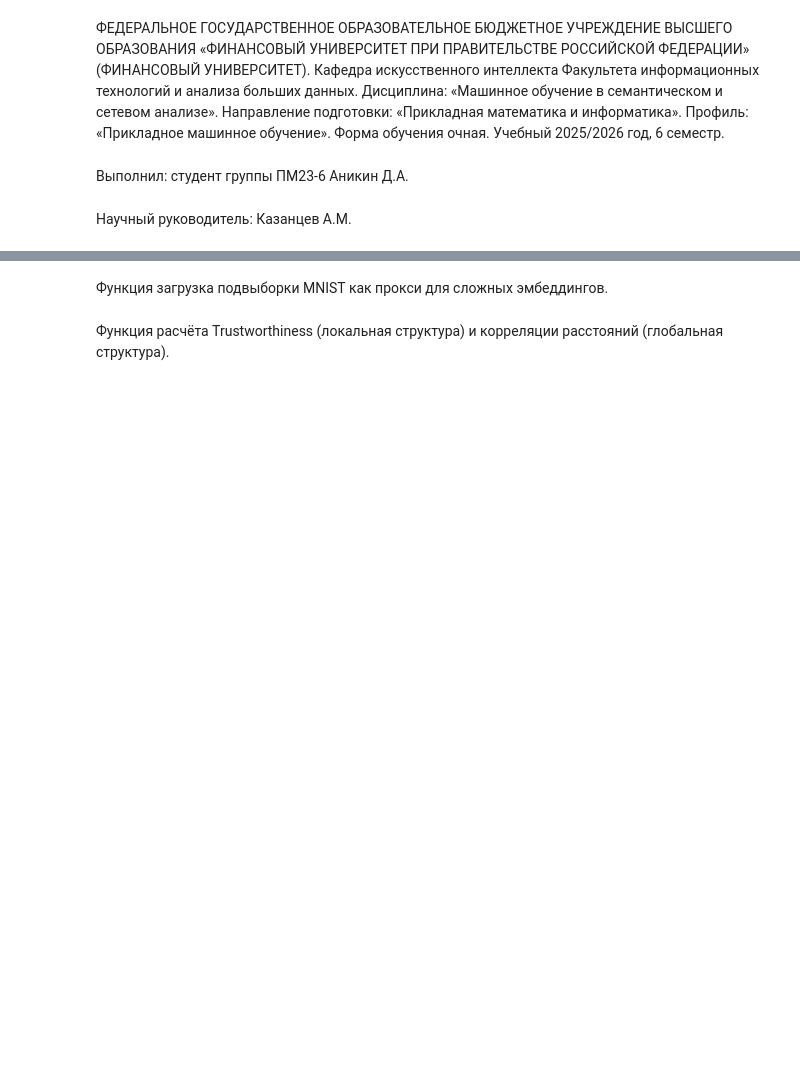
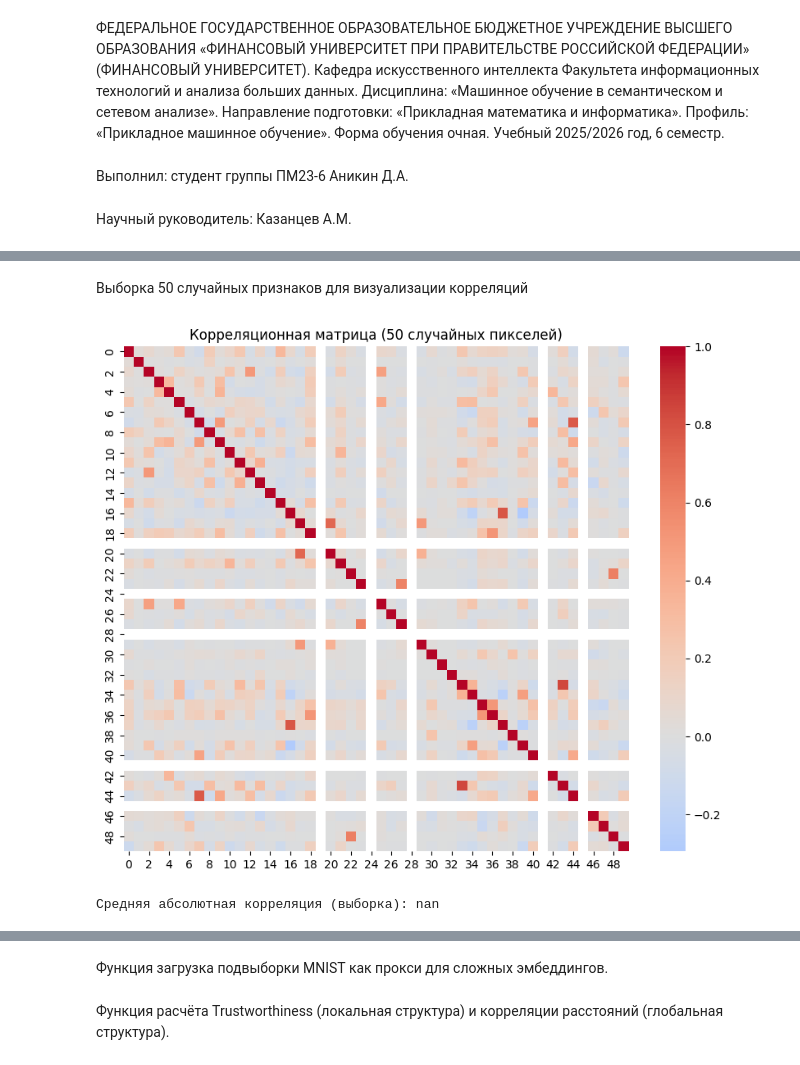
Before and after one commit to donDEN05/emb_comparison, a Jupyter notebook: курсовая_методы_визуализации_сложных_эмбединнгов.ipynb, the cells around one changed output, grey strips where cells are left out. Saved outputs shown, nothing was run; the diff lists cells and outputs as text; code cells hidden in the pictures; blank space fills up the shorter version.

```diff
--- a/курсовая_методы_визуализации_сложных_эмбединнгов.ipynb
+++ b/курсовая_методы_визуализации_сложных_эмбединнгов.ipynb
@@ -34,0 +143,18 @@ import phate
+# %% [markdown]
+Выборка 50 случайных признаков для визуализации корреляций
+# %%
+np.random.seed(42)
+sample_feats = np.random.choice(784, size=50, replace=False)
+X_corr = X_sample[:, sample_feats]
+
+plt.figure(figsize=(10, 8))
+sns.heatmap(np.corrcoef(X_corr.T), cmap='coolwarm', center=0, square=True)
+plt.title('Корреляционная матрица (50 случайных пикселей)')
+plt.show()
+
+# Средняя абсолютная корреляция
+mean_abs_corr = np.abs(np.corrcoef(X_corr.T)).mean()
+print(f"Средняя абсолютная корреляция (выборка): {mean_abs_corr:.3f}")
+# %% [output]
+[figure, added]
+Средняя абсолютная корреляция (выборка): nan
```
Also changed, not shown: parts of 18 cells of this notebook, 3 other files.
